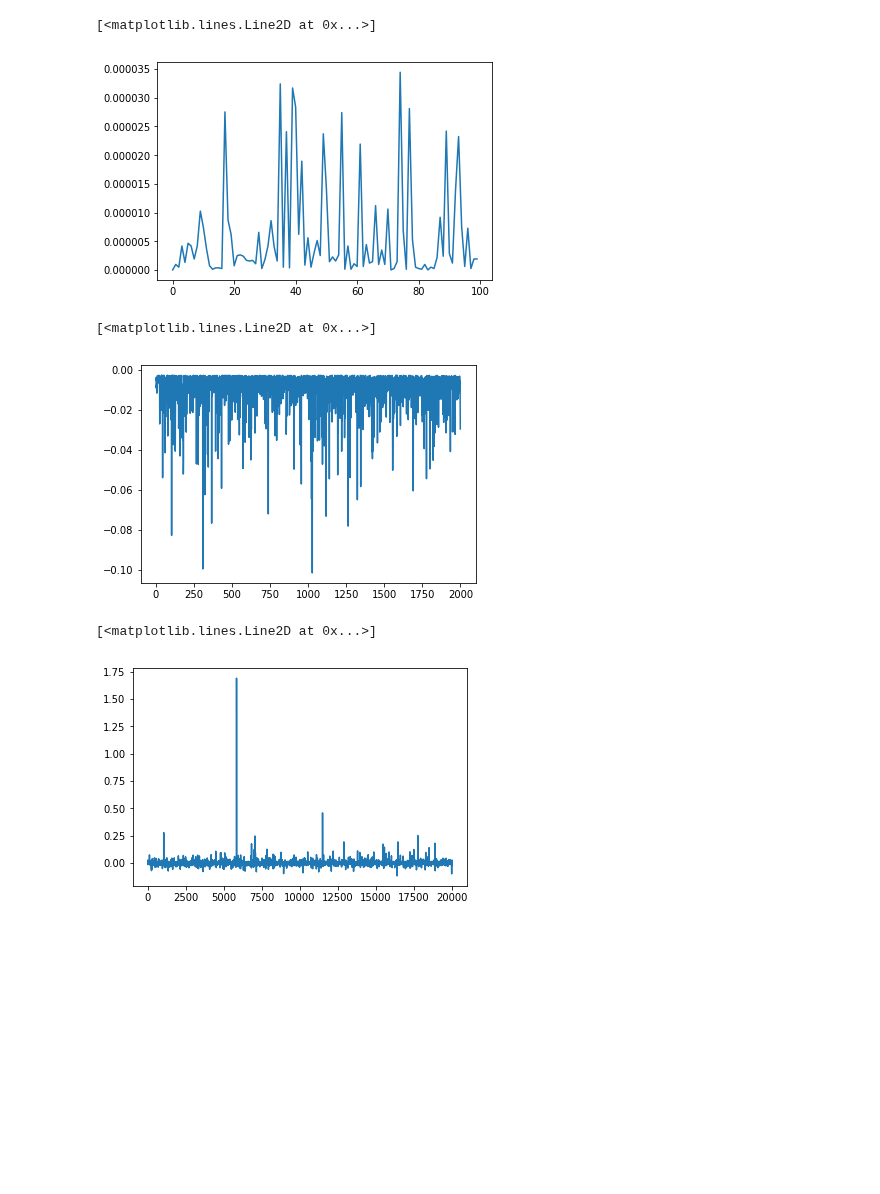
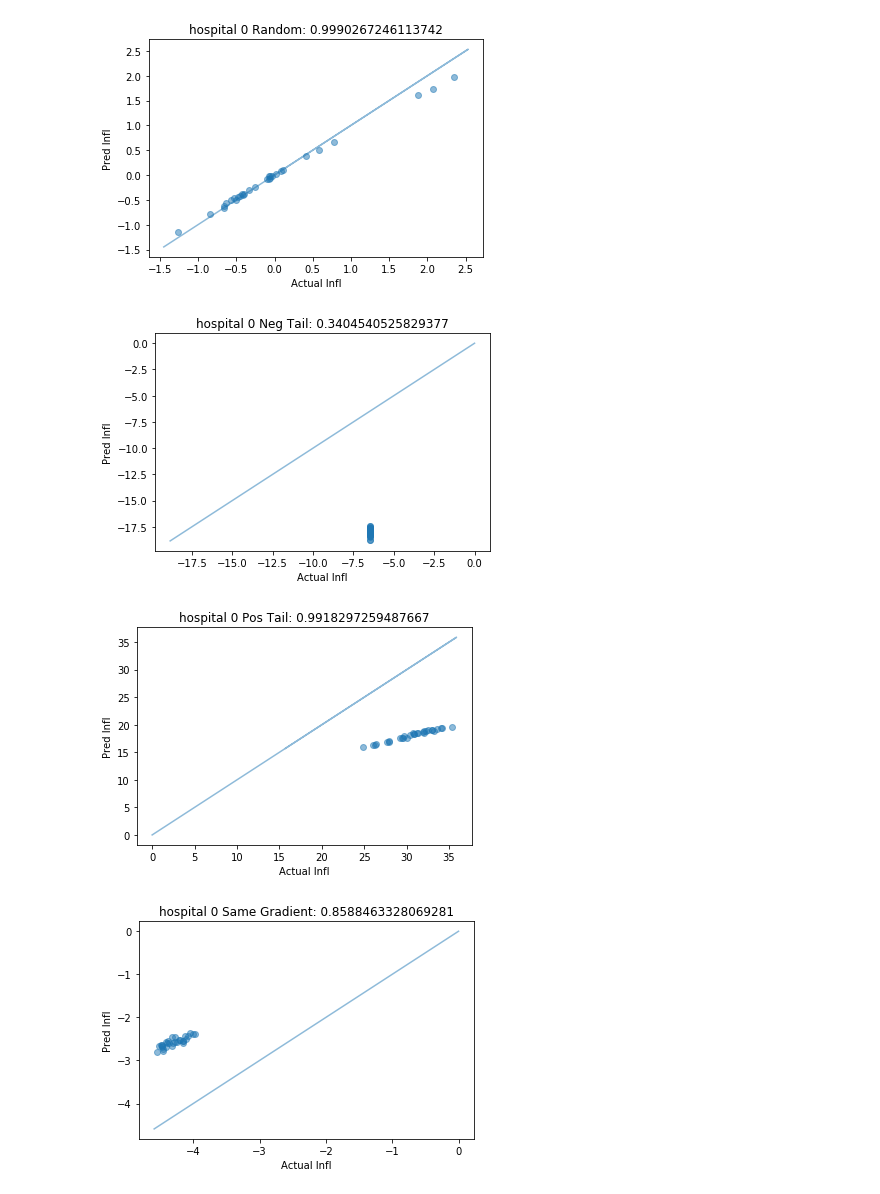
Before and after one commit to bbbert/influence-release, a Jupyter notebook: scripts/break_infl_logreg.ipynb, the cells around one changed output. Drawn from its saved outputs; the diff is of its cells as text; code cells hidden in the pictures; blank space fills up the shorter version.

Commit message:
Changed test_idx, same_class, same_features.

```diff
--- a/scripts/break_infl_logreg.ipynb
+++ b/scripts/break_infl_logreg.ipynb
@@ -124,22 +152,7 @@ analyze_data('hospital', 1)
-# %%
-train_losses, test_losses, pred_infl, grad_loss, test_idx, random_subsets, neg_tail_subsets,\
-        pos_tail_subsets, same_grad_subsets, same_class_subsets, cluster_label, cluster_labels,\
-        random_train_losses, random_test_losses, neg_tail_train_losses, neg_tail_test_losses,\
-        pos_tail_train_losses, pos_tail_test_losses, same_grad_train_losses, same_grad_test_losses,\
-        same_class_train_losses, same_class_test_losses = load_data('hospital', 2)
-plt.plot(neg_tail_test_losses[:,test_idx])
-# for some reason, this test_idx gets ~0 loss once these points are removed.
-# Therefore, the actual influence can't be that small, creating the vertical plot.
-# %% [output]
-[<matplotlib.lines.Line2D at 0x...>]
-[figure, removed]
-# %%
-plt.plot(pred_infl[neg_tail_subsets[0]])
-# %% [output]
-[<matplotlib.lines.Line2D at 0x...>]
-[figure, removed]
-# %%
-plt.plot(pred_infl)
-# %% [output]
-[<matplotlib.lines.Line2D at 0x...>]
-[figure, removed]
+# %%
+do_all('hospital')
+# %% [output]
+[figure, added]
+[figure, added]
+[figure, added]
+[figure, added]
```
Also changed, not shown: parts of 6 cells of this notebook, 1 other file.
